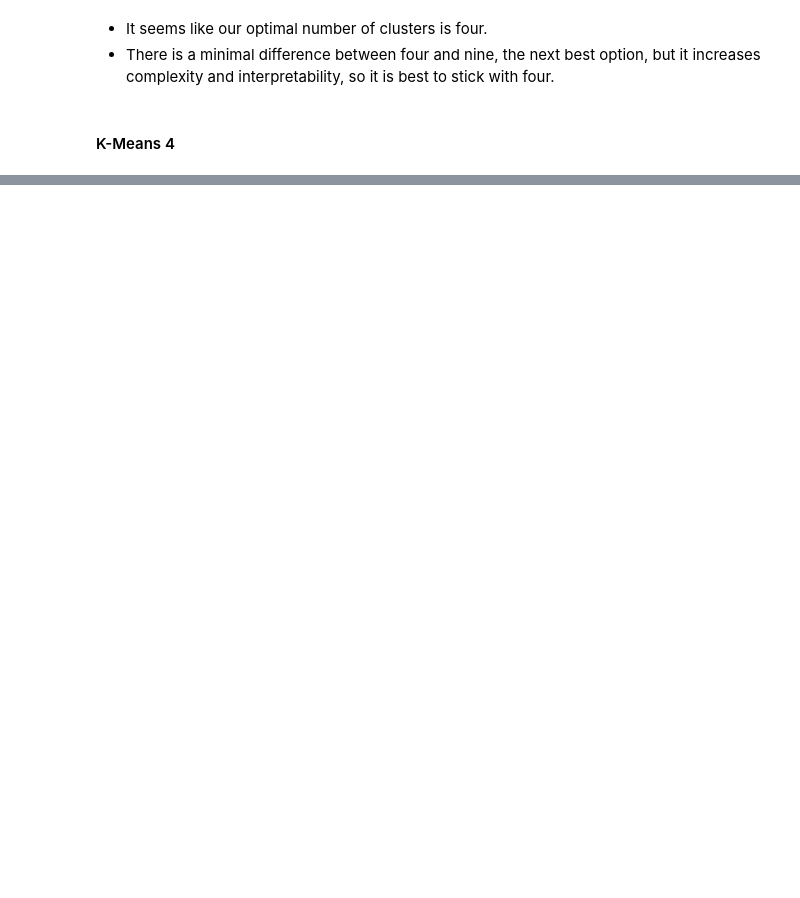
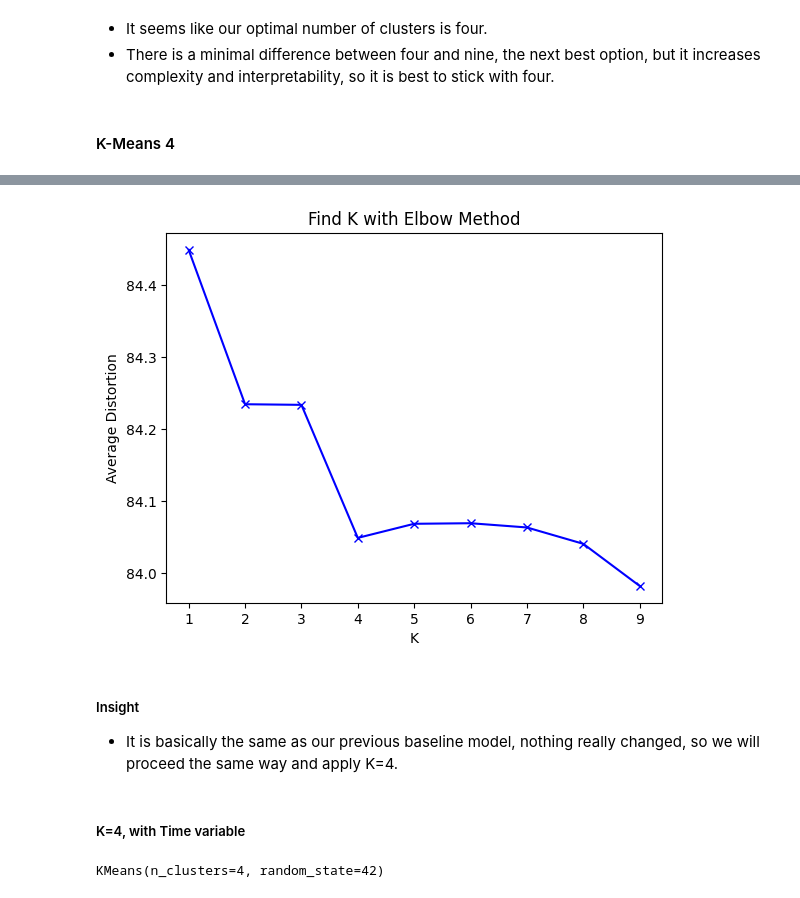
Before and after one commit to davidegc1/UnsupervisedML_Uber, a Jupyter notebook: UnsupervisedML_Uber.ipynb, the cells around one changed output, grey strips where cells are left out. Saved outputs shown, nothing was run; the diff lists cells and outputs as text; code cells hidden in the pictures; blank space fills up the shorter version.

```diff
--- a/UnsupervisedML_Uber.ipynb
+++ b/UnsupervisedML_Uber.ipynb
@@ -283,0 +595,20 @@ files.download("kmeans_4_clusters.csv")
+# %%
+# average euclidean distance from centroid
+plt.plot(clusters, mean_distortions, "bx-")
+plt.xlabel("K")
+plt.ylabel("Average Distortion")
+plt.title("Find K with Elbow Method")
+plt.show()
+# %% [output]
+[figure, added]
+# %% [markdown]
+##### Insight
+- It is basically the same as our previous baseline model, nothing really changed, so we will proceed the same way and apply K=4.
+# %% [markdown]
+##### K=4, with Time variable
+# %%
+# fit model
+kmeans_4_time = KMeans(n_clusters=4, random_state=42)
+kmeans_4_time.fit(X_norm)
+# %% [output]
+KMeans(n_clusters=4, random_state=42)
```
Also changed, not shown: parts of 86 cells of this notebook, 2 other files.
